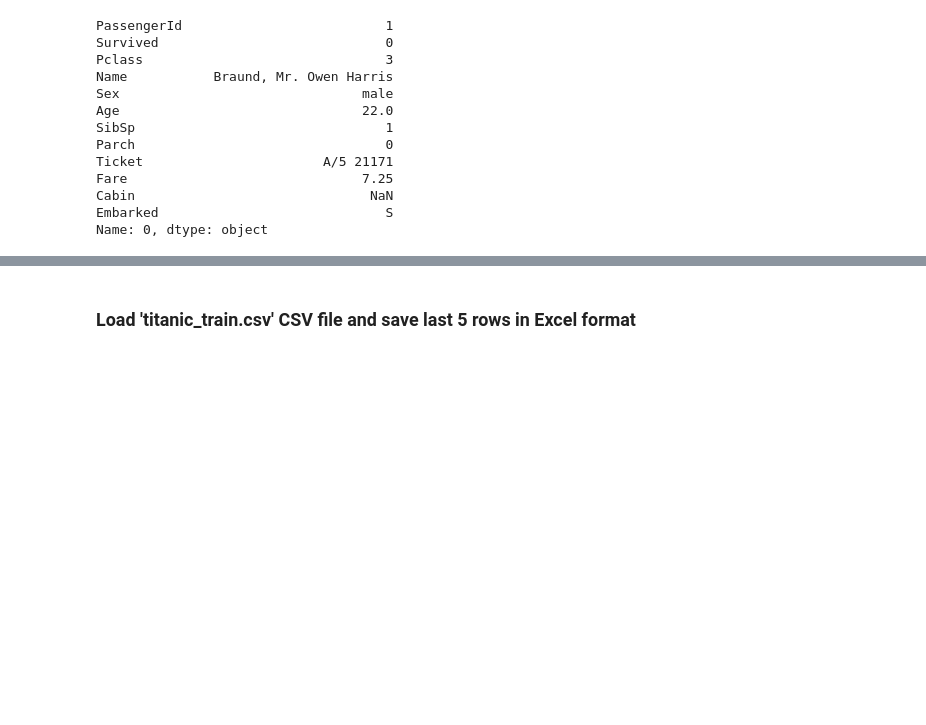
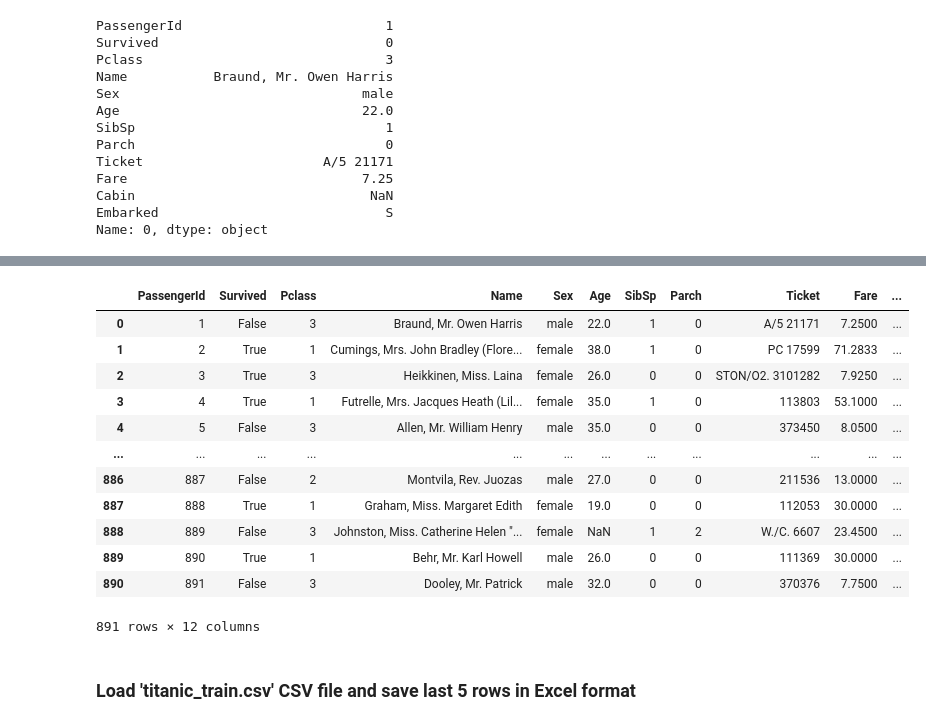
Before and after one commit to kadamekALX/python_20220326, a Jupyter notebook: pandas_ka/pandas_cwiczenia.ipynb, the cells around one changed output, grey strips where cells are left out. Cells and saved outputs as stored; diff of their text form; code cells hidden in the pictures; blank space fills up the shorter version.

```diff
--- a/pandas_ka/pandas_cwiczenia.ipynb
+++ b/pandas_ka/pandas_cwiczenia.ipynb
@@ -120,0 +170,6 @@ Name: 0, dtype: object
+# %%
+tabela["Survived"] = tabela["Survived"].astype("bool")
+tabela["Pclass"] = tabela["Pclass"].astype("int8")
+tabela["Sex"] = tabela["Sex"].astype('category')
+tabela["Embarked"] = tabela["Embarked"].astype('category')
+tabela.info(memory_usage='deep')
@@ -121,3 +196,20 @@ Name: 0, dtype: object
+# %%
+tabela["Cabin"] = tabela["Cabin"].fillna("Deck")
+tabela
+# %% [output]
+|  | PassengerId | Survived | Pclass | Name | Sex | Age | SibSp | Parch | Ticket | Fare | ... |
+| 0 | 1 | False | 3 | Braund, Mr. Owen Harris | male | 22.0 | 1 | 0 | A/5 21171 | 7.2500 | ... |
+| 1 | 2 | True | 1 | Cumings, Mrs. John Bradley (Flore... | female | 38.0 | 1 | 0 | PC 17599 | 71.2833 | ... |
+| 2 | 3 | True | 3 | Heikkinen, Miss. Laina | female | 26.0 | 0 | 0 | STON/O2. 3101282 | 7.9250 | ... |
+| 3 | 4 | True | 1 | Futrelle, Mrs. Jacques Heath (Lil... | female | 35.0 | 1 | 0 | 113803 | 53.1000 | ... |
+| 4 | 5 | False | 3 | Allen, Mr. William Henry | male | 35.0 | 0 | 0 | 373450 | 8.0500 | ... |
+| ... | ... | ... | ... | ... | ... | ... | ... | ... | ... | ... | ... |
+| 886 | 887 | False | 2 | Montvila, Rev. Juozas | male | 27.0 | 0 | 0 | 211536 | 13.0000 | ... |
+| 887 | 888 | True | 1 | Graham, Miss. Margaret Edith | female | 19.0 | 0 | 0 | 112053 | 30.0000 | ... |
+| 888 | 889 | False | 3 | Johnston, Miss. Catherine Helen "... | female | NaN | 1 | 2 | W./C. 6607 | 23.4500 | ... |
+| 889 | 890 | True | 1 | Behr, Mr. Karl Howell | male | 26.0 | 0 | 0 | 111369 | 30.0000 | ... |
+| 890 | 891 | False | 3 | Dooley, Mr. Patrick | male | 32.0 | 0 | 0 | 370376 | 7.7500 | ... |
+891 rows × 12 columns
 # %% [markdown]
 ### Load 'titanic_train.csv' CSV file and save last 5 rows in Excel format
 # %% [markdown]
```
Also changed, not shown: parts of 4 cells of this notebook.
